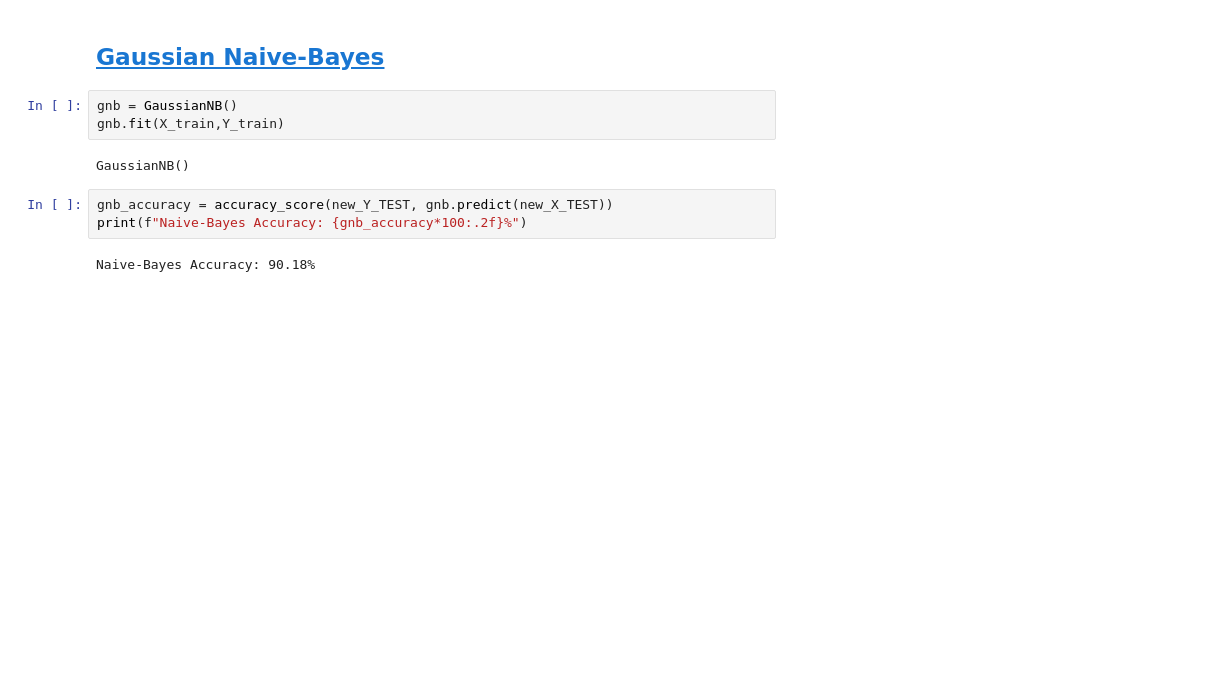
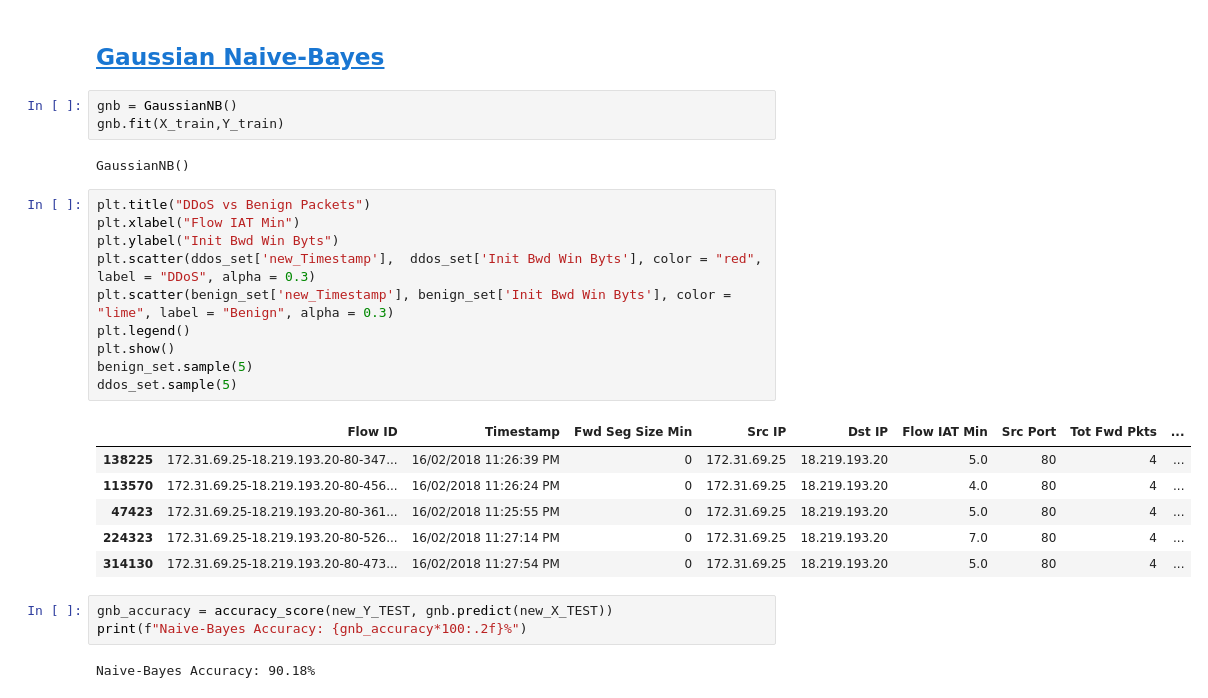
Before and after one commit to k1voh/DDoS-Attack-Detection-Using-Machine-Learning, a Jupyter notebook: Model/model.ipynb, the cells around one changed output. Saved outputs shown, nothing was run; the diff lists cells and outputs as text; blank space fills up the shorter version.

```diff
--- a/Model/model.ipynb
+++ b/Model/model.ipynb
@@ -323,6 +322,23 @@ gnb = GaussianNB()
 gnb.fit(X_train,Y_train)
 # %% [output]
 GaussianNB()
+# %%
+plt.title("DDoS vs Benign Packets")
+plt.xlabel("Flow IAT Min")
+plt.ylabel("Init Bwd Win Byts")
+plt.scatter(ddos_set['new_Timestamp'],  ddos_set['Init Bwd Win Byts'], color = "red", label = "DDoS", alpha = 0.3)
+plt.scatter(benign_set['new_Timestamp'], benign_set['Init Bwd Win Byts'], color = "lime", label = "Benign", alpha = 0.3)
+plt.legend()
+plt.show()
+benign_set.sample(5)
+ddos_set.sample(5)
+# %% [output]
+|  | Flow ID | Timestamp | Fwd Seg Size Min | Src IP | Dst IP | Flow IAT Min | Src Port | Tot Fwd Pkts | ... |
+| 138225 | 172.31.69.25-18.219.193.20-80-347... | 16/02/2018 11:26:39 PM | 0 | 172.31.69.25 | 18.219.193.20 | 5.0 | 80 | 4 | ... |
+| 113570 | 172.31.69.25-18.219.193.20-80-456... | 16/02/2018 11:26:24 PM | 0 | 172.31.69.25 | 18.219.193.20 | 4.0 | 80 | 4 | ... |
+| 47423 | 172.31.69.25-18.219.193.20-80-361... | 16/02/2018 11:25:55 PM | 0 | 172.31.69.25 | 18.219.193.20 | 5.0 | 80 | 4 | ... |
+| 224323 | 172.31.69.25-18.219.193.20-80-526... | 16/02/2018 11:27:14 PM | 0 | 172.31.69.25 | 18.219.193.20 | 7.0 | 80 | 4 | ... |
+| 314130 | 172.31.69.25-18.219.193.20-80-473... | 16/02/2018 11:27:54 PM | 0 | 172.31.69.25 | 18.219.193.20 | 5.0 | 80 | 4 | ... |
 # %%
 gnb_accuracy = accuracy_score(new_Y_TEST, gnb.predict(new_X_TEST))
 print(f"Naive-Bayes Accuracy: {gnb_accuracy*100:.2f}%")
```
Also changed, not shown: parts of 7 cells of this notebook, 1 other file.
